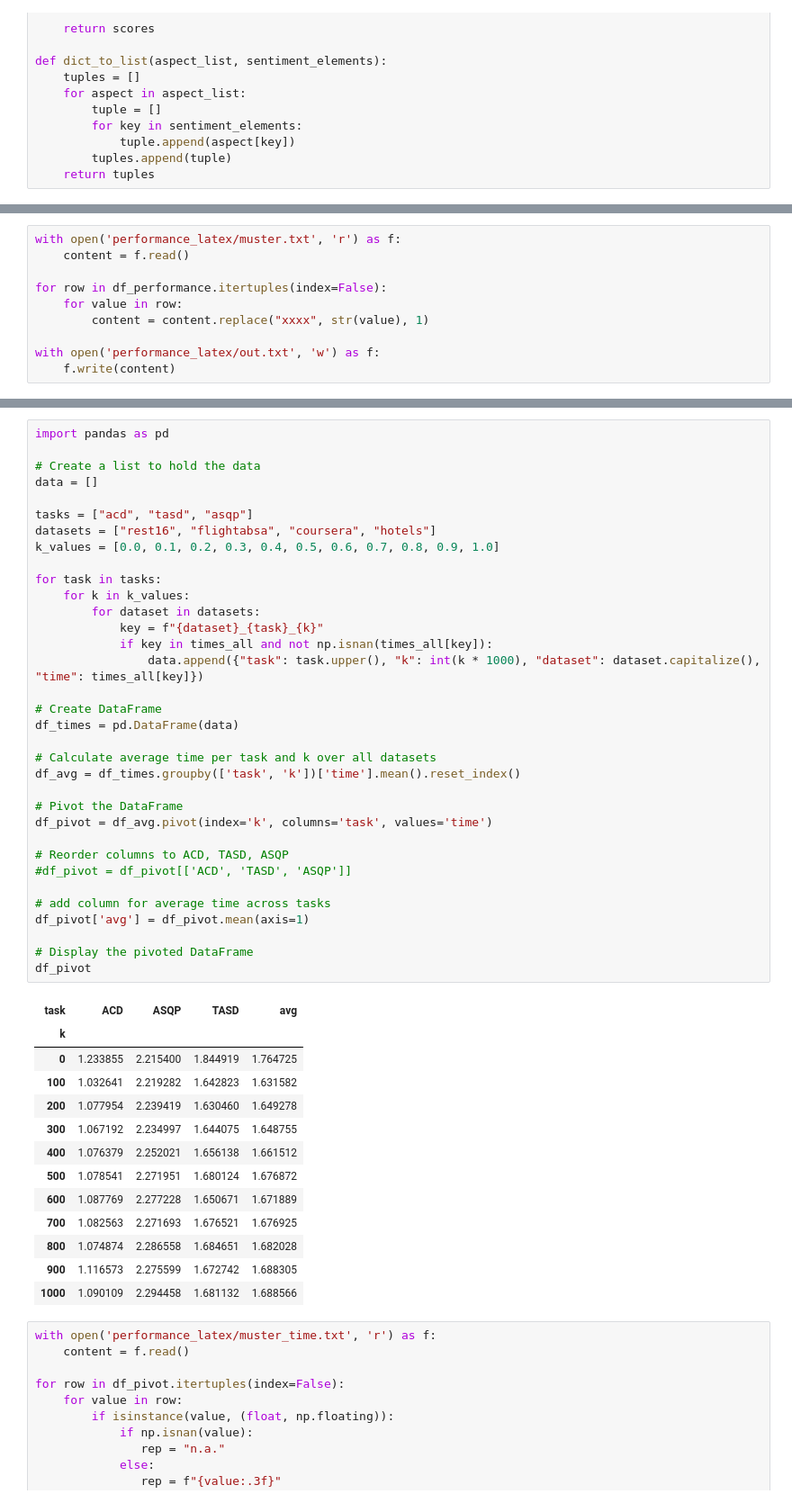
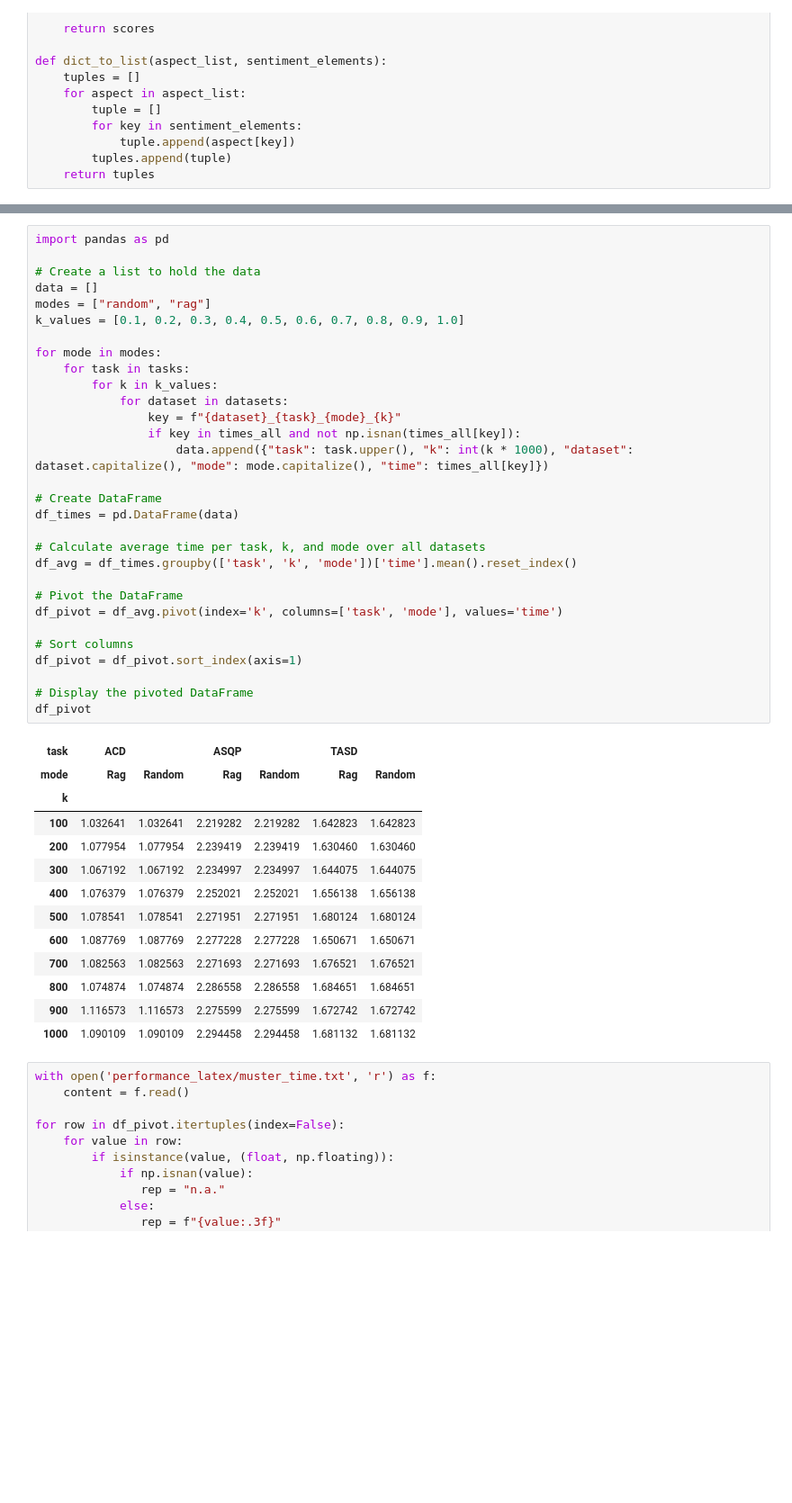
Before and after one commit to NilsHellwig/ABSA-annotation-tool, a Jupyter notebook: evaluation/report.ipynb, the cells around one changed output, grey strips where cells are left out. Shown: that part at 90% size. Cells and saved outputs as stored; diff of their text form; blank space fills up the shorter version.

```diff
--- a/evaluation/report.ipynb
+++ b/evaluation/report.ipynb
@@ -459,10 +188,0 @@ df_performance
-# %%
-with open('performance_latex/muster.txt', 'r') as f:
-    content = f.read()
-
-for row in df_performance.itertuples(index=False):
-    for value in row:
-        content = content.replace("xxxx", str(value), 1)
-
-with open('performance_latex/out.txt', 'w') as f:
-    f.write(content)
@@ -485,51 +286,47 @@ for dataset_name in ["rest16", "flightabsa", "coursera", "hotels"]:
 # %%
 import pandas as pd
 
 # Create a list to hold the data
 data = []
+modes = ["random", "rag"]
+k_values = [0.1, 0.2, 0.3, 0.4, 0.5, 0.6, 0.7, 0.8, 0.9, 1.0]
 
-tasks = ["acd", "tasd", "asqp"]
-datasets = ["rest16", "flightabsa", "coursera", "hotels"]
-k_values = [0.0, 0.1, 0.2, 0.3, 0.4, 0.5, 0.6, 0.7, 0.8, 0.9, 1.0]
-
-for task in tasks:
-    for k in k_values:
-        for dataset in datasets:
-            key = f"{dataset}_{task}_{k}"
-            if key in times_all and not np.isnan(times_all[key]):
-                data.append({"task": task.upper(), "k": int(k * 1000), "dataset": dataset.capitalize(), "time": times_all[key]})
+for mode in modes:
+    for task in tasks:
+        for k in k_values:
+            for dataset in datasets:
+                key = f"{dataset}_{task}_{mode}_{k}"
+                if key in times_all and not np.isnan(times_all[key]):
+                    data.append({"task": task.upper(), "k": int(k * 1000), "dataset": dataset.capitalize(), "mode": mode.capitalize(), "time": times_all[key]})
 
 # Create DataFrame
 df_times = pd.DataFrame(data)
 
-# Calculate average time per task and k over all datasets
-df_avg = df_times.groupby(['task', 'k'])['time'].mean().reset_index()
+# Calculate average time per task, k, and mode over all datasets
+df_avg = df_times.groupby(['task', 'k', 'mode'])['time'].mean().reset_index()
 
 # Pivot the DataFrame
-df_pivot = df_avg.pivot(index='k', columns='task', values='time')
+df_pivot = df_avg.pivot(index='k', columns=['task', 'mode'], values='time')
 
-# Reorder columns to ACD, TASD, ASQP
-#df_pivot = df_pivot[['ACD', 'TASD', 'ASQP']]
-
-# add column for average time across tasks
-df_pivot['avg'] = df_pivot.mean(axis=1)
+# Sort columns
+df_pivot = df_pivot.sort_index(axis=1)
 
 # Display the pivoted DataFrame
 df_pivot
 # %% [output]
-| task | ACD | ASQP | TASD | avg |
-| k |  |  |  |  |
-| 0 | 1.233855 | 2.215400 | 1.844919 | 1.764725 |
-| 100 | 1.032641 | 2.219282 | 1.642823 | 1.631582 |
-| 200 | 1.077954 | 2.239419 | 1.630460 | 1.649278 |
-| 300 | 1.067192 | 2.234997 | 1.644075 | 1.648755 |
-| 400 | 1.076379 | 2.252021 | 1.656138 | 1.661512 |
-| 500 | 1.078541 | 2.271951 | 1.680124 | 1.676872 |
-| 600 | 1.087769 | 2.277228 | 1.650671 | 1.671889 |
-| 700 | 1.082563 | 2.271693 | 1.676521 | 1.676925 |
-| 800 | 1.074874 | 2.286558 | 1.684651 | 1.682028 |
-| 900 | 1.116573 | 2.275599 | 1.672742 | 1.688305 |
-| 1000 | 1.090109 | 2.294458 | 1.681132 | 1.688566 |
+| task | ACD |  | ASQP |  | TASD |  |
+| mode | Rag | Random | Rag | Random | Rag | Random |
+| k |  |  |  |  |  |  |
+| 100 | 1.032641 | 1.032641 | 2.219282 | 2.219282 | 1.642823 | 1.642823 |
+| 200 | 1.077954 | 1.077954 | 2.239419 | 2.239419 | 1.630460 | 1.630460 |
+| 300 | 1.067192 | 1.067192 | 2.234997 | 2.234997 | 1.644075 | 1.644075 |
+| 400 | 1.076379 | 1.076379 | 2.252021 | 2.252021 | 1.656138 | 1.656138 |
+| 500 | 1.078541 | 1.078541 | 2.271951 | 2.271951 | 1.680124 | 1.680124 |
+| 600 | 1.087769 | 1.087769 | 2.277228 | 2.277228 | 1.650671 | 1.650671 |
+| 700 | 1.082563 | 1.082563 | 2.271693 | 2.271693 | 1.676521 | 1.676521 |
+| 800 | 1.074874 | 1.074874 | 2.286558 | 2.286558 | 1.684651 | 1.684651 |
+| 900 | 1.116573 | 1.116573 | 2.275599 | 2.275599 | 1.672742 | 1.672742 |
+| 1000 | 1.090109 | 1.090109 | 2.294458 | 2.294458 | 1.681132 | 1.681132 |
 # %%
 with open('performance_latex/muster_time.txt', 'r') as f:
     content = f.read()
```
Also changed, not shown: parts of 8 cells of this notebook, 2 other files.
